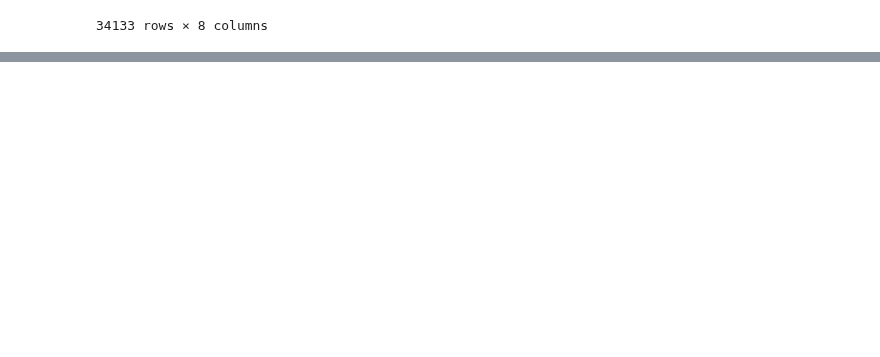
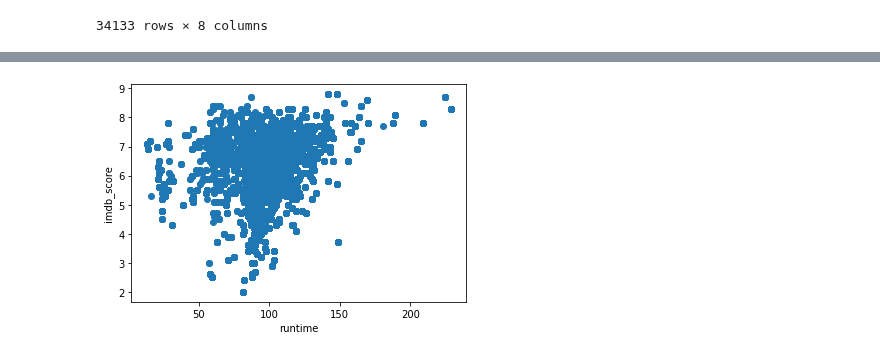
Before and after one commit to jgcarter421/Netflix, a Jupyter notebook: machine_learning/ml_prediction.ipynb, the cells around one changed output, grey strips where cells are left out. Drawn from its saved outputs; the diff is of its cells as text; code cells hidden in the pictures; blank space fills up the shorter version.

```diff
--- a/machine_learning/ml_prediction.ipynb
+++ b/machine_learning/ml_prediction.ipynb
@@ -59,0 +141,7 @@ plt.show()
+# %%
+plt.scatter(cleaned_df['runtime'], cleaned_df['imdb_score'])
+plt.xlabel('runtime')
+plt.ylabel('imdb_score')
+plt.show()
+# %% [output]
+[figure, added]
```
Also changed, not shown: parts of 24 cells of this notebook.
